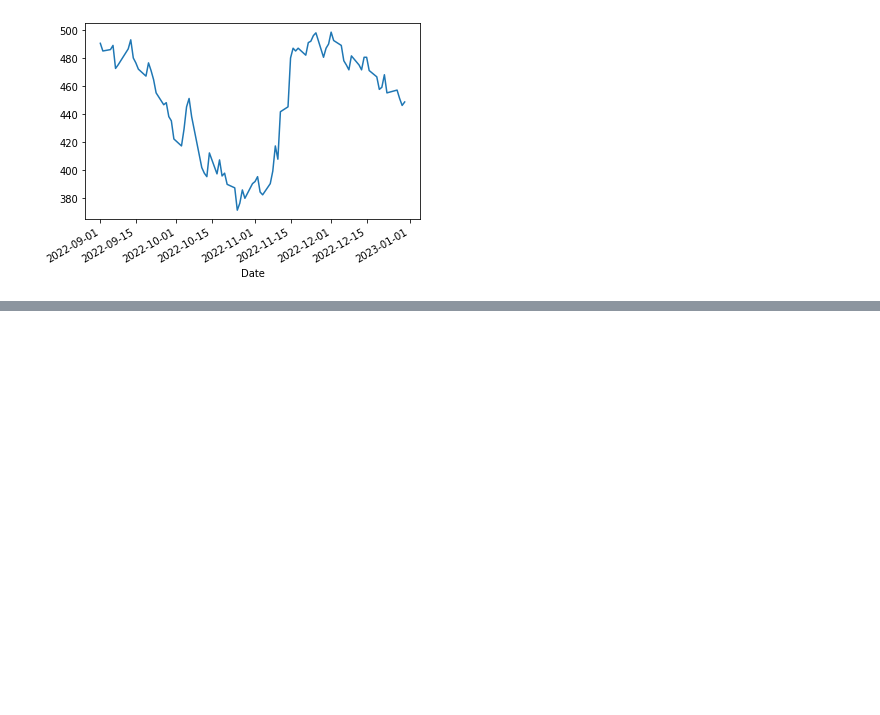
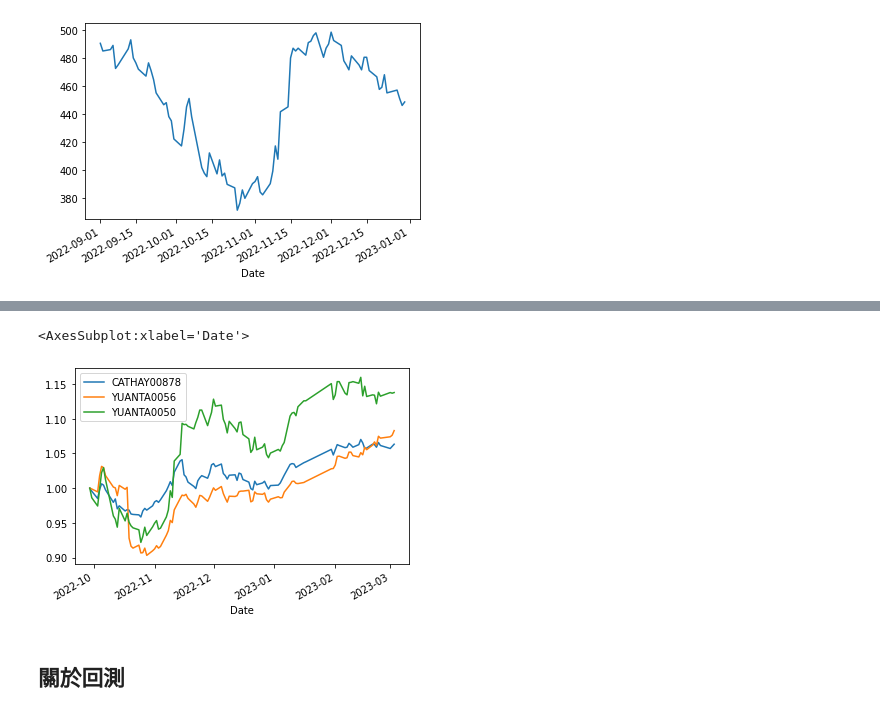
Before and after one commit to JYRUS19/20230205-Python, a Jupyter notebook: 20230305.ipynb, the cells around one changed output, grey strips where cells are left out. Saved outputs shown, nothing was run; the diff lists cells and outputs as text; code cells hidden in the pictures; blank space fills up the shorter version.

```diff
--- a/20230305.ipynb
+++ b/20230305.ipynb
@@ -418,0 +648,7 @@ TSMC['2022-09':'2022-12']['Close'].plot()
+# %%
+STOCKS1.tail(100).plot()
+# %% [output]
+<AxesSubplot:xlabel='Date'>
+[figure, added]
+# %% [markdown]
+## 關於回測
```
Also changed, not shown: parts of 44 cells of this notebook.
